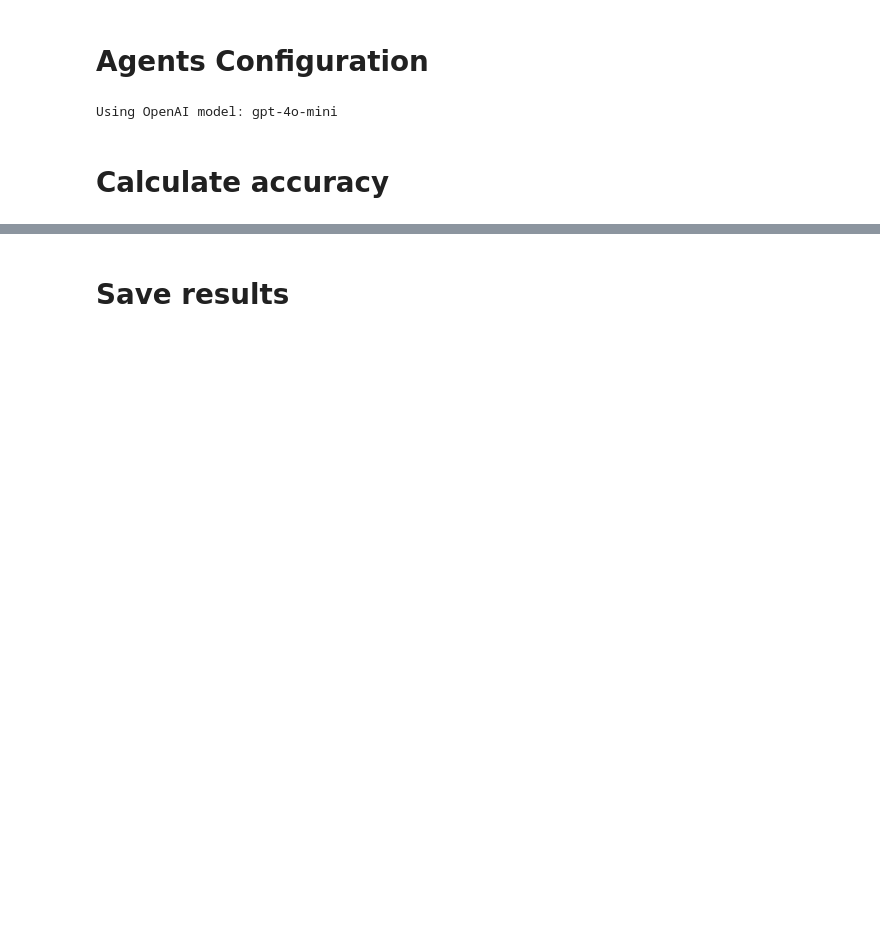
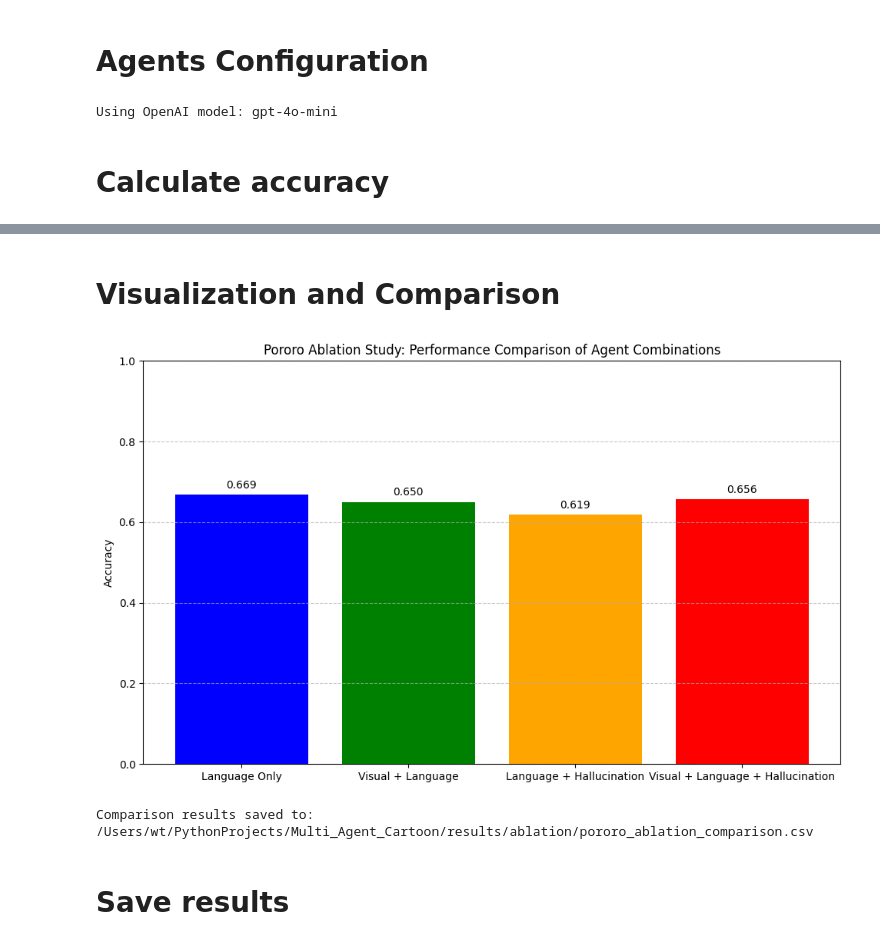
Before and after one commit to tongwu17/Multi_Agent_Cartoon, a Jupyter notebook: pororo_ablation_study.ipynb, the cells around one changed output, grey strips where cells are left out. Saved outputs shown, nothing was run; the diff lists cells and outputs as text; code cells hidden in the pictures; blank space fills up the shorter version.

Commit message:
add pororo visualization

```diff
--- a/pororo_ablation_study.ipynb
+++ b/pororo_ablation_study.ipynb
@@ -44,7 +40,6 @@ description_csv_path = os.path.join(base_dir, "descriptions.csv")
 gif_paths = {}
 
 def load_dataset(qa_json_path, description_csv_path):
-    """Load and process Pororo dataset"""
     try:
         with open(qa_json_path, "r") as f:
             qa_data = json.load(f)["PororoQA"]
@@ -95,7 +90,6 @@ def get_random_questions(qa_data, max_questions=40, base_pattern="Pororo_ENGLISH
         if season in season_episodes:
             season_episodes[season].append(ep)
 
-    # Print statistics
     print(f"\nSelected {len(sampled_questions)} questions from {len(episode_counts)} episodes:")
     for season in sorted(season_episodes.keys()):
         season_eps = {ep: episode_counts[ep] for ep in season_episodes[season]}
@@ -115,7 +109,6 @@ def get_seeded_question(questions, gif_num, base_seed=42):
     return local_random.choice(sorted_questions)
 
 def encode_gif(gif_path):
-    """Encode GIF file as base64 string"""
     try:
         if not os.path.exists(gif_path):
             print(f"Error: GIF not found at {gif_path}")
@@ -177,6 +170,12 @@ for video_name, gif_num in gif_pairs:
 
 # Initialize results list
 results_ablation = []
+
+# Ablation Study Configuration
+# Initializing the agents
+ENABLE_VISUAL_AGENT = False
+ENABLE_LANGUAGE_AGENT = False
+ENABLE_HALLUCINATION_AGENT = False
 # %% [output]
 Selected 40 questions from 22 episodes:
 
@@ -219,6 +218,11 @@ def visual_agent(image_base64, question, max_retries=3, retry_delay=2):
     # If visual agent is disabled, return a basic placeholder
     if not ENABLE_VISUAL_AGENT:
         return "This is a cartoon image from Pororo."
+
+    # Check if image_base64 is None or invalid
+    if image_base64 is None:
+        print("Warning: No valid image data provided to visual agent")
+        return "Unable to analyze image: No valid image data available."
 
     prompt = f"""
     As a visual analysis expert, carefully analyze the image and provide a concise visual description. Avoid speculation or assumptions beyond the visible content.
@@ -281,7 +285,7 @@ def visual_agent(image_base64, question, max_retries=3, retry_delay=2):
             continue
 
     print("Error: Visual agent failed to process the image")
-    return None
+    return "Error: Unable to analyze the image after multiple attempts."
 
 # Language agent: handles text-related tasks, and outputs initial predicted answer
 def language_agent(question, image_base64, visual_desc, description, subtitles, max_retries=3, retry_delay=2):
@@ -840,3 +960,37 @@ Accuracy: 1.0000
+# %% [markdown]
+# Visualization and Comparison
+# %%
+# Create visualization of ablation results
+results = {
+    "Language Only": all_accuracies.get('language', 0),
+    "Visual + Language": all_accuracies.get('visual_language', 0),
+    "Language + Hallucination": all_accuracies.get('language_hallucination', 0),
+    "Visual + Language + Hallucination": all_accuracies.get('visual_language_hallucination', 0)
+}
+
+plt.figure(figsize=(10, 6))
+bars = plt.bar(results.keys(), results.values(), color=['blue', 'green', 'orange', 'red'])
+plt.ylim(0, 1.0)
+plt.ylabel('Accuracy')
+plt.title('Pororo Ablation Study: Performance Comparison of Agent Combinations')
+
+for bar in bars:
+    height = bar.get_height()
+    plt.text(bar.get_x() + bar.get_width()/2., height + 0.01,
+            f'{height:.3f}', ha='center', va='bottom')
+
+plt.grid(axis='y', linestyle='--', alpha=0.7)
+plt.tight_layout()
+plt.show()
+
+comparison_df = pd.DataFrame([results], index=['Accuracy']).T.reset_index()
+comparison_df.columns = ['Configuration', 'Accuracy']
+comparison_path = os.path.join(os.getcwd(), "results", "ablation", "pororo_ablation_comparison.csv")
+comparison_df.to_csv(comparison_path, index=False)
+print(f"Comparison results saved to: {comparison_path}")
+# %% [output]
+[figure, added]
+Comparison results saved to: /Users/wt/PythonProjects/Multi_Agent_Cartoon/results/ablation/pororo_ablation_comparison.csv
 # %% [markdown]
 # Save results
 # %%
```
Also changed, not shown: parts of 7 cells of this notebook, 12 other files.
